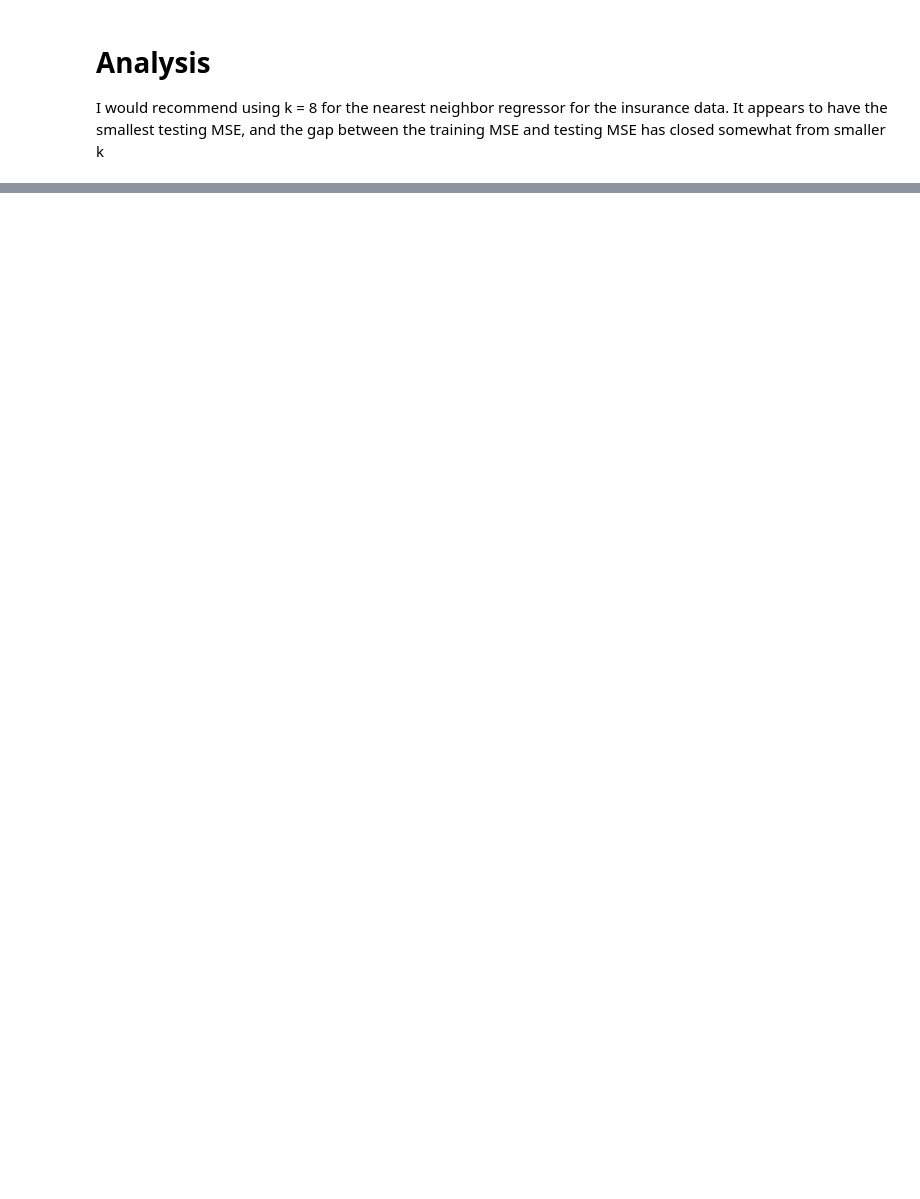
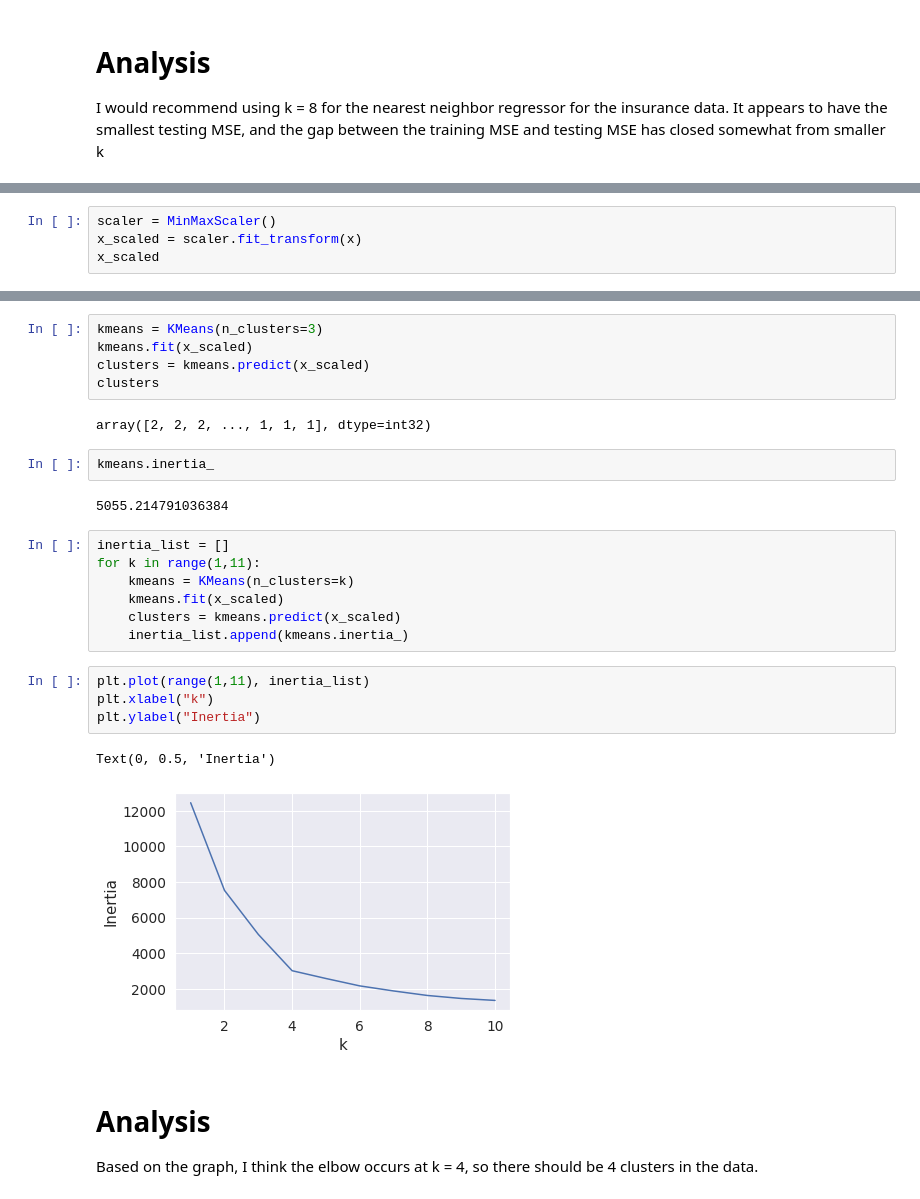
Before and after one commit to abdulkhaliq94/california-housing-prices, a Jupyter notebook: Project_housing.ipynb, the cells around one changed output, grey strips where cells are left out. Saved outputs shown, nothing was run; the diff lists cells and outputs as text; blank space fills up the shorter version.

```diff
--- a/Project_housing.ipynb
+++ b/Project_housing.ipynb
@@ -611,0 +640,4 @@ I would recommend using k = 8 for the nearest neighbor regressor for the insuran
+# %%
+scaler = MinMaxScaler()
+x_scaled = scaler.fit_transform(x)
+x_scaled
@@ -611,0 +658,29 @@ I would recommend using k = 8 for the nearest neighbor regressor for the insuran
+# %%
+kmeans = KMeans(n_clusters=3)
+kmeans.fit(x_scaled)
+clusters = kmeans.predict(x_scaled)
+clusters
+# %% [output]
+array([2, 2, 2, ..., 1, 1, 1], dtype=int32)
+# %%
+kmeans.inertia_
+# %% [output]
+5055.214791036384
+# %%
+inertia_list = []
+for k in range(1,11):
+    kmeans = KMeans(n_clusters=k)
+    kmeans.fit(x_scaled)
+    clusters = kmeans.predict(x_scaled)
+    inertia_list.append(kmeans.inertia_)
+# %%
+plt.plot(range(1,11), inertia_list)
+plt.xlabel("k")
+plt.ylabel("Inertia")
+# %% [output]
+Text(0, 0.5, 'Inertia')
+[figure, added]
+# %% [markdown]
+# Analysis
+
+Based on the graph, I think the elbow occurs at k = 4, so there should be 4 clusters in the data.
```
Also changed, not shown: parts of 46 cells of this notebook.
